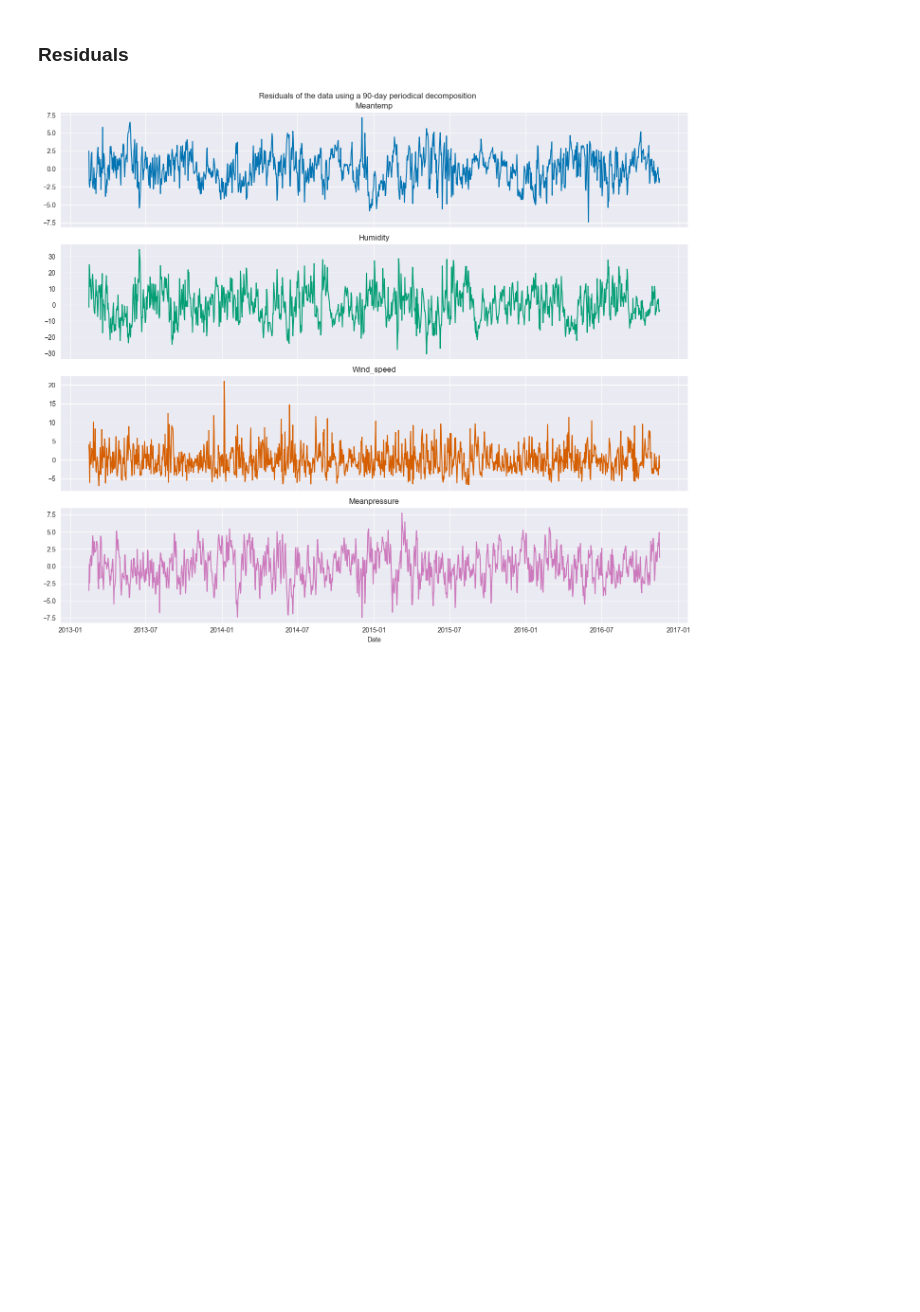
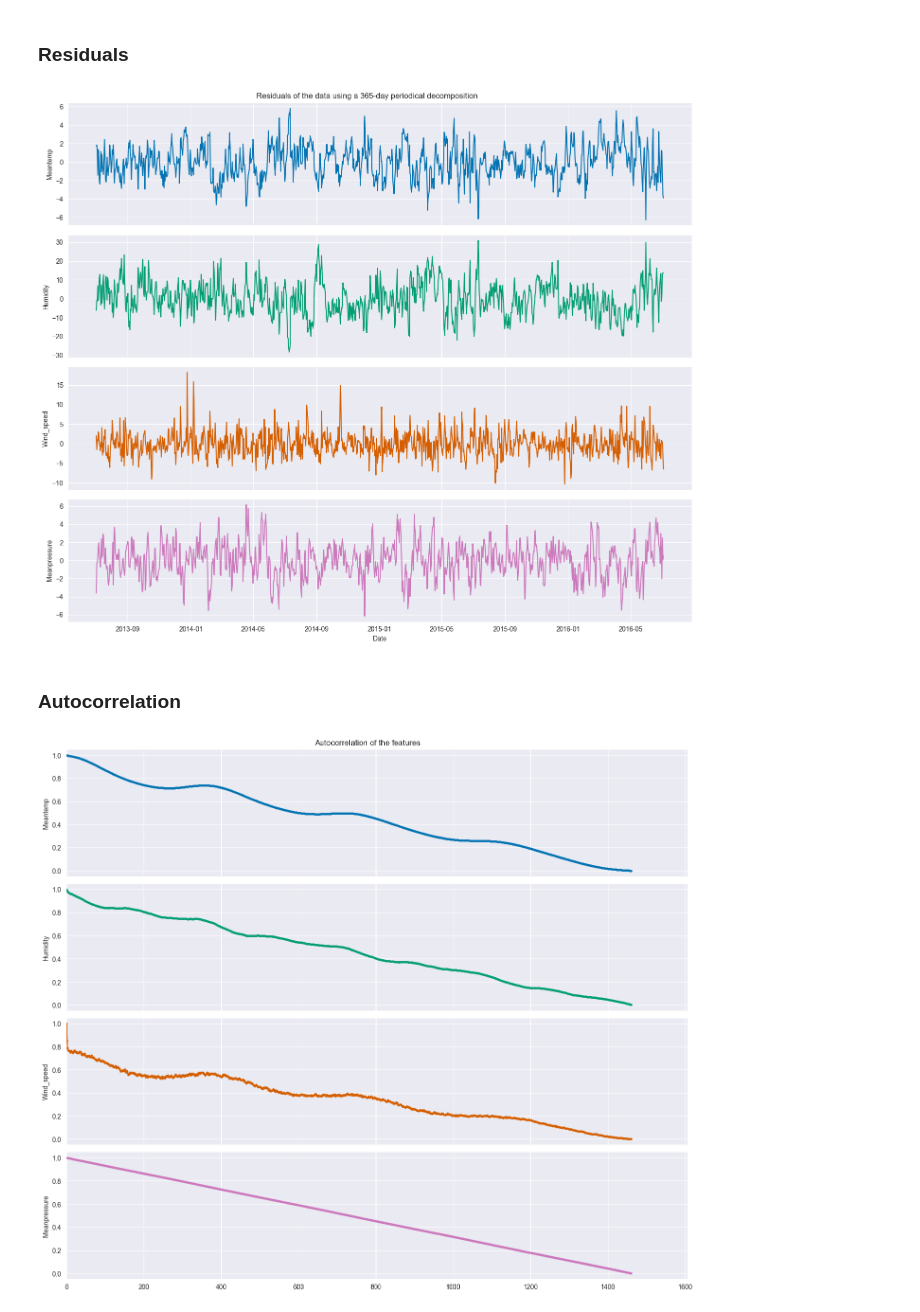
Before and after one commit to Jookare/ADAML-project2, a Jupyter notebook: Decomposition.ipynb, the cells around one changed output. Saved outputs shown, nothing was run; the diff lists cells and outputs as text; code cells hidden in the pictures; blank space fills up the shorter version.

Commit message:
Autocorrelation

```diff
--- a/Decomposition.ipynb
+++ b/Decomposition.ipynb
@@ -132,11 +133,25 @@ figure, axes = plt.subplots(
 )  # 4 rows, 1 column
 for i, decomposition in enumerate(decomps):
     axes[i].plot(decomposition.resid, label="Trend", color=colors[i])
-    axes[i].set_title(f"{df.columns[i+1].capitalize()}")
+    axes[i].set_ylabel(f"{df.columns[i+1].capitalize()}")
 
 axes[-1].set_xlabel("Date")
-figure.suptitle("Residuals of the data using a 90-day periodical decomposition")
+figure.suptitle(f"Residuals of the data using a {period}-day periodical decomposition")
 plt.tight_layout()
 plt.show()
 # %% [output]
-[figure, old version]
+[figure, new version]
+# %% [markdown]
+### Autocorrelation
+# %%
+figure, axes = plt.subplots(4,1, figsize=(14, 12), sharex=True)  # 4 rows, 1 column
+mlag = None
+for i, col in enumerate(df.columns[1:]):
+    axes[i].acorr(df[col], maxlags=mlag,  color=colors[i], usevlines=False, linestyle='-', marker='o', markersize=2)
+    axes[i].set_ylabel(f"{df.columns[i+1].capitalize()}")
+    axes[i].set_xlim([-2, mlag])
+figure.suptitle("Autocorrelation of the features")
+plt.tight_layout()
+plt.show()
+# %% [output]
+[figure, added]
```
Also changed, not shown: parts of 4 cells of this notebook.
